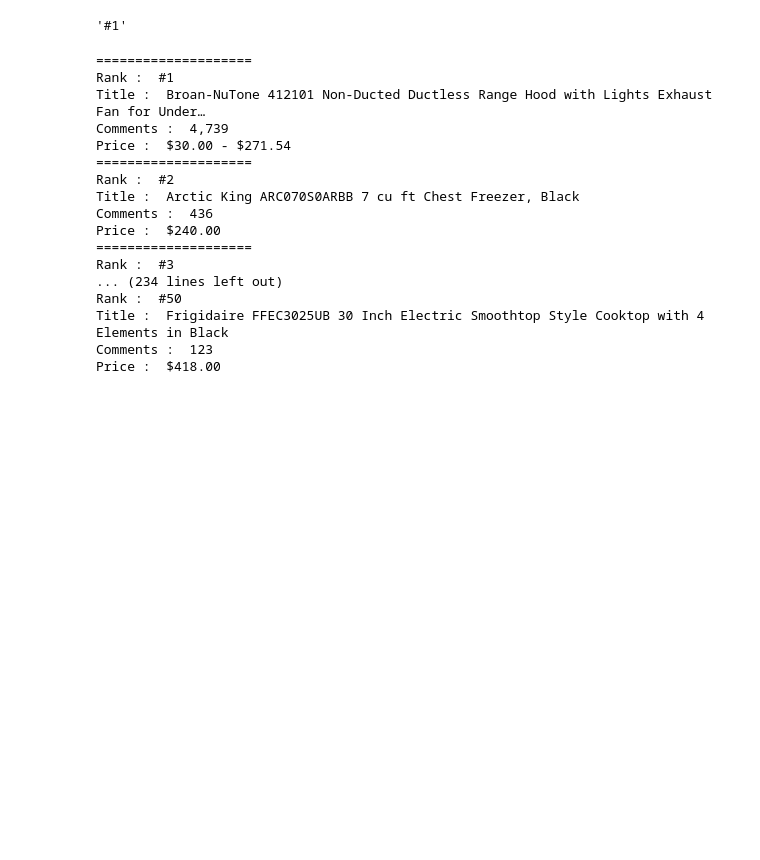
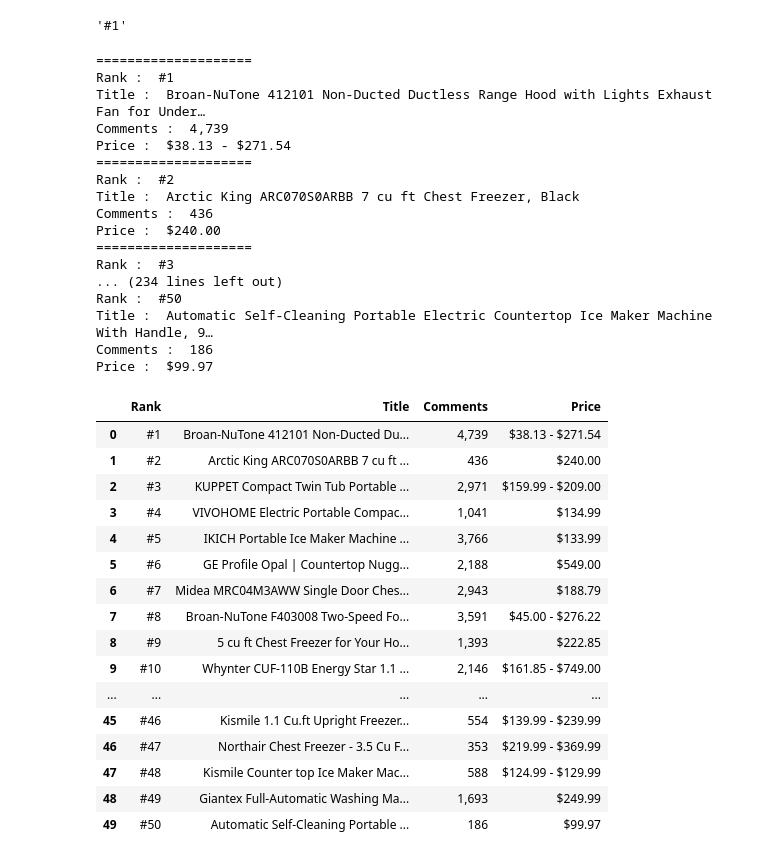
Before and after one commit to 0looo/Bigdata_python, a Jupyter notebook: crawling/amazon_bestseller_crawling.ipynb, the cells around one changed output. Drawn from its saved outputs; the diff is of its cells as text; code cells hidden in the pictures; blank space fills up the shorter version.

```diff
--- a/crawling/amazon_bestseller_crawling.ipynb
+++ b/crawling/amazon_bestseller_crawling.ipynb
@@ -56,8 +56,18 @@ txt[0].select('span.a-size-small, aok-float-left, zg-badge-body, zg-badge-color'
 # %% [output]
 '#1'
 # %%
+driver = webdriver.Chrome('./chromedriver')
+url = 'https://www.amazon.com/Best-Sellers/zgbs/ref=zg_bs_tab'
+driver.get(url)
+driver.find_element_by_link_text('Appliances').click()
+html = driver.page_source
 soup = bs(html,'html.parser')
 txt = soup.select('ol#zg-ordered-list')
+
+rank_list = []
+title_list = []
+comments_list = []
+price_list = []
 
 title = []
 for i in range(len(txt[0].select('a>div'))) :
@@ -71,12 +81,18 @@ for i in range(50) :
     print('Title : ',title[i])        # title
     print('Comments : ',txt[0].select('a.a-size-small, a-link-normal')[i].text)  # comments
     print('Price : ',txt[0].select('span.a-size-base,a-color-price')[i].text)   # price
+
+    rank_list.append(txt[0].select('span.a-size-small, aok-float-left, zg-badge-body, zg-badge-color')[i].text)
+    title_list.append(title[i])
+    comments_list.append(txt[0].select('a.a-size-small, a-link-normal')[i].text)
+    price_list.append(txt[0].select('span.a-size-base,a-color-price')[i].text)
+driver.quit()
 # %% [output]
 ====================
 Rank :  #1
 Title :  Broan-NuTone 412101 Non-Ducted Ductless Range Hood with Lights Exhaust Fan for Under…
 Comments :  4,739
-Price :  $30.00 - $271.54
+Price :  $38.13 - $271.54
 ====================
 Rank :  #2
 Title :  Arctic King ARC070S0ARBB 7 cu ft Chest Freezer, Black
@@ -86,8 +102,30 @@ Price :  $240.00
 Rank :  #3
 ... (234 lines left out)
 Rank :  #50
-Title :  Frigidaire FFEC3025UB 30 Inch Electric Smoothtop Style Cooktop with 4 Elements in Black
-Comments :  123
-Price :  $418.00
+Title :  Automatic Self-Cleaning Portable Electric Countertop Ice Maker Machine With Handle, 9…
+Comments :  186
+Price :  $99.97
 # %%
 # Q)  title 2개 비는걸 어떻게 뺏는지 비교필요
+# %%
+import pandas as pd
+df = pd.DataFrame({'Rank':rank_list, 'Title':title_list, 'Comments':comments_list, 'Price':price_list})
+df
+# %% [output]
+|  | Rank | Title | Comments | Price |
+| 0 | #1 | Broan-NuTone 412101 Non-Ducted Du... | 4,739 | $38.13 - $271.54 |
+| 1 | #2 | Arctic King ARC070S0ARBB 7 cu ft ... | 436 | $240.00 |
+| 2 | #3 | KUPPET Compact Twin Tub Portable ... | 2,971 | $159.99 - $209.00 |
+| 3 | #4 | VIVOHOME Electric Portable Compac... | 1,041 | $134.99 |
+| 4 | #5 | IKICH Portable Ice Maker Machine ... | 3,766 | $133.99 |
+| 5 | #6 | GE Profile Opal | Countertop Nugg... | 2,188 | $549.00 |
+| 6 | #7 | Midea MRC04M3AWW Single Door Ches... | 2,943 | $188.79 |
+| 7 | #8 | Broan-NuTone F403008 Two-Speed Fo... | 3,591 | $45.00 - $276.22 |
+| 8 | #9 | 5 cu ft Chest Freezer for Your Ho... | 1,393 | $222.85 |
+| 9 | #10 | Whynter CUF-110B Energy Star 1.1 ... | 2,146 | $161.85 - $749.00 |
+| ... | ... | ... | ... | ... |
+| 45 | #46 | Kismile 1.1 Cu.ft Upright Freezer... | 554 | $139.99 - $239.99 |
+| 46 | #47 | Northair Chest Freezer - 3.5 Cu F... | 353 | $219.99 - $369.99 |
+| 47 | #48 | Kismile Counter top Ice Maker Mac... | 588 | $124.99 - $129.99 |
+| 48 | #49 | Giantex Full-Automatic Washing Ma... | 1,693 | $249.99 |
+| 49 | #50 | Automatic Self-Cleaning Portable ... | 186 | $99.97 |
```
Also changed, not shown: parts of 4 cells of this notebook.
